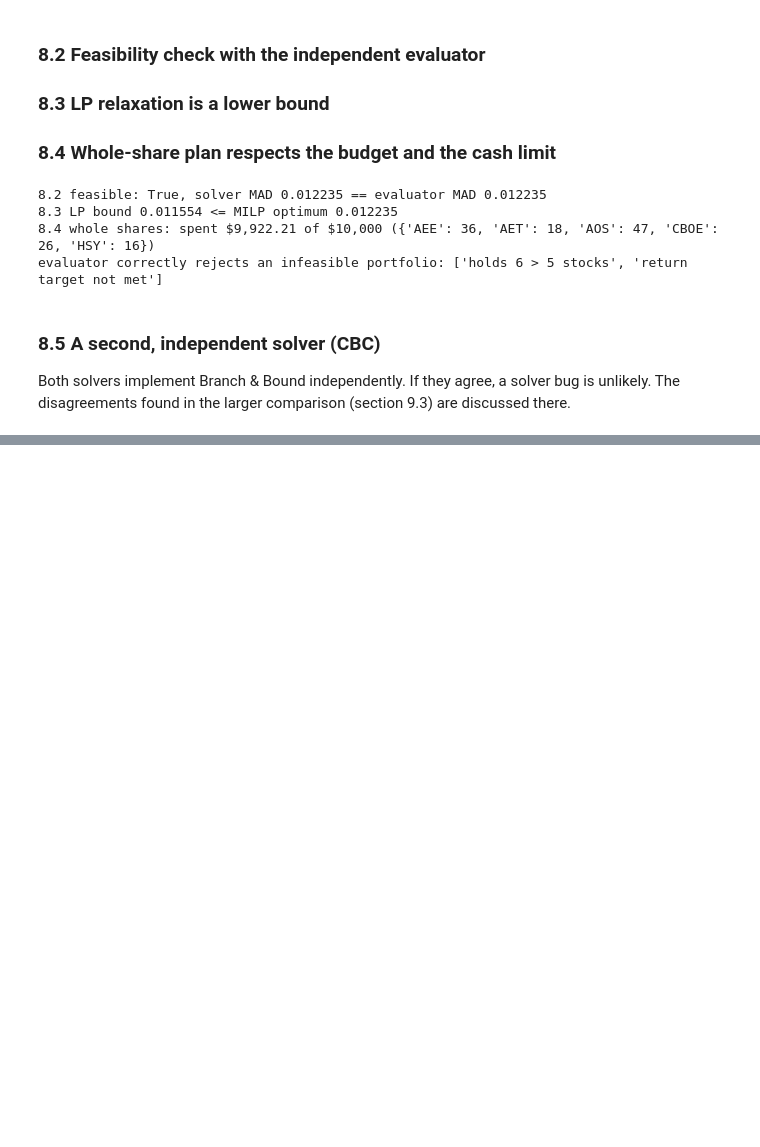
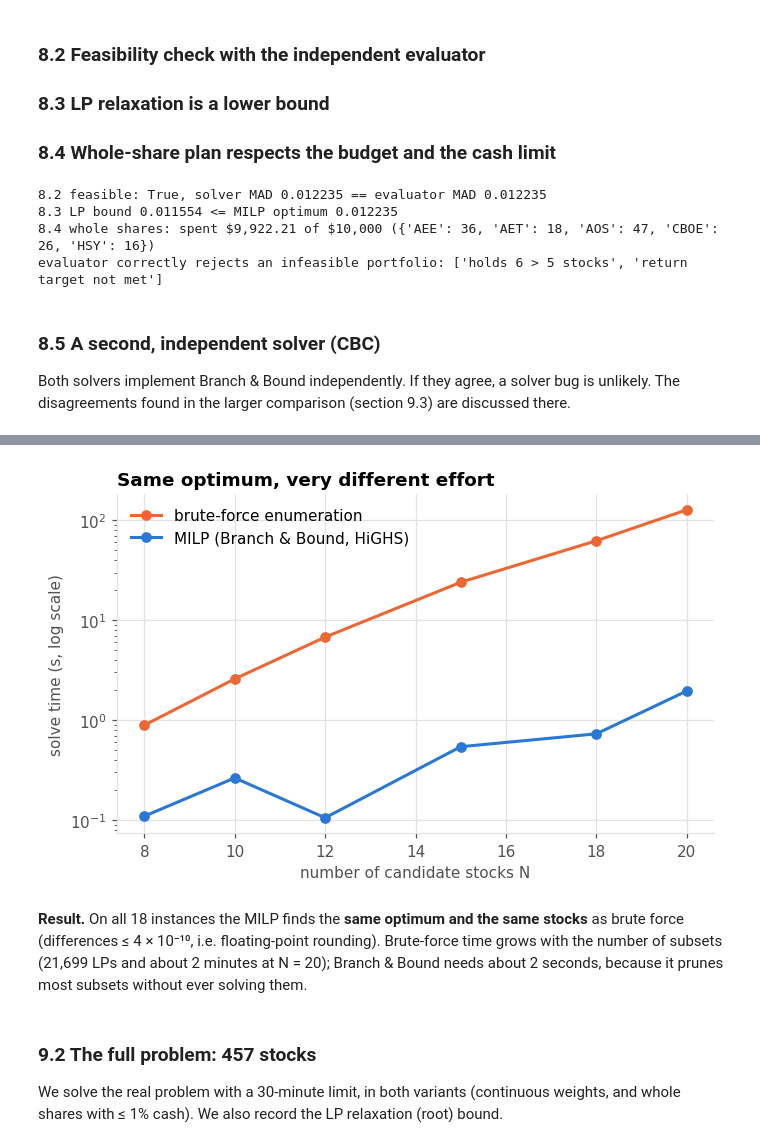
Before and after one commit to manoj1995madushanka/IT-5082-assignment, a Jupyter notebook: notebooks/02_exact_method.ipynb, the cells around one changed output, grey strips where cells are left out. Cells and saved outputs as stored; diff of their text form; code cells hidden in the pictures; blank space fills up the shorter version.

```diff
--- a/notebooks/02_exact_method.ipynb
+++ b/notebooks/02_exact_method.ipynb
@@ -535,0 +571,14 @@ All verification checks passed.
+# %%
+def run_validation(n, seed):
+    sub = random_subinstance(inst, n, seed)
+    milp, bf = solve(sub), brute_force(sub)
+    return {"n": n, "seed": seed, "milp_mad": milp["mad"], "brute_force_mad": bf["mad"],
+            "abs_diff": abs(milp["mad"] - bf["mad"]), "same_portfolio": set(milp["portfolio"].index) == set(bf["tickers"]),
+            "milp_time": round(milp["solve_time"], 3), "milp_nodes": milp["nodes"],
+            "brute_force_time": round(bf["time"], 3), "brute_force_lps": bf["n_lp"], "subsets_total": n_subsets(n)}
+
+val = run_experiment("validation", [{"n": n, "seed": s} for n in [8, 10, 12, 15, 18, 20] for s in [0, 1, 2]],
+                     run_validation)
+val.groupby("n").agg(instances=("seed", "count"), subsets=("subsets_total", "first"),
+                     max_abs_difference=("abs_diff", "max"), same_portfolio=("same_portfolio", "all"),
+                     milp_time_s=("milp_time", "mean"), brute_force_time_s=("brute_force_time", "mean"))
@@ -535,0 +594,18 @@ All verification checks passed.
+# %%
+fig, ax = plt.subplots(figsize=(7, 4))
+g = val.groupby("n")[["milp_time", "brute_force_time"]].mean()
+ax.plot(g.index, g["brute_force_time"], "o-", color=ORANGE, label="brute-force enumeration")
+ax.plot(g.index, g["milp_time"], "o-", color=BLUE, label="MILP (Branch & Bound, HiGHS)")
+ax.set_yscale("log")
+ax.set_xlabel("number of candidate stocks N")
+ax.set_ylabel("solve time (s, log scale)")
+ax.set_title("Same optimum, very different effort")
+ax.legend(loc="upper left")
+save(fig, "02_validation_runtime")
+# %% [output]
+[figure, added]
+# %% [markdown]
+**Result.** On all 18 instances the MILP finds the **same optimum and the same stocks** as brute force (differences ≤ 4 × 10⁻¹⁰, i.e. floating-point rounding). Brute-force time grows with the number of subsets (21,699 LPs and about 2 minutes at N = 20); Branch & Bound needs about 2 seconds, because it prunes most subsets without ever solving them.
+# %% [markdown]
+### 9.2 The full problem: 457 stocks
+We solve the real problem with a 30-minute limit, in both variants (continuous weights, and whole shares with ≤ 1% cash). We also record the LP relaxation (root) bound.
```
Also changed, not shown: parts of 27 cells of this notebook, 13 other files.
